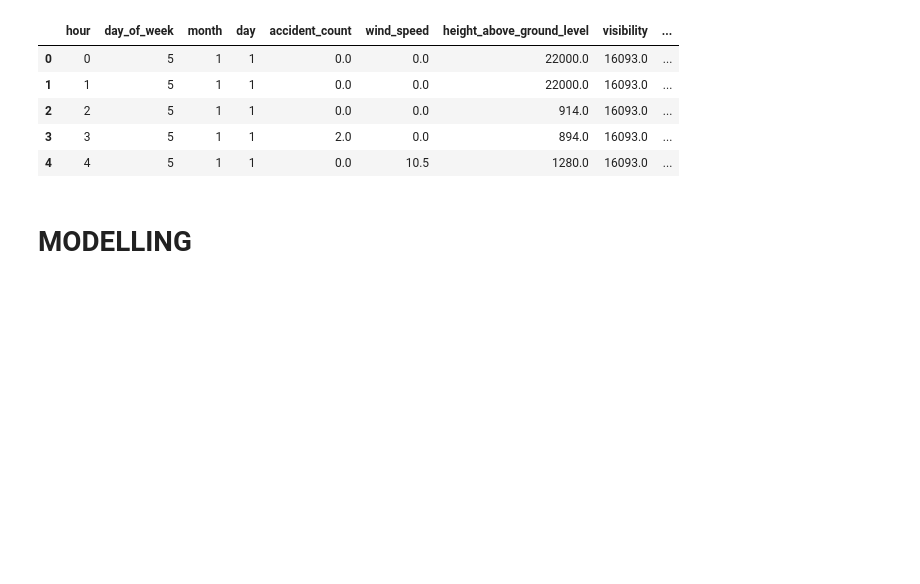
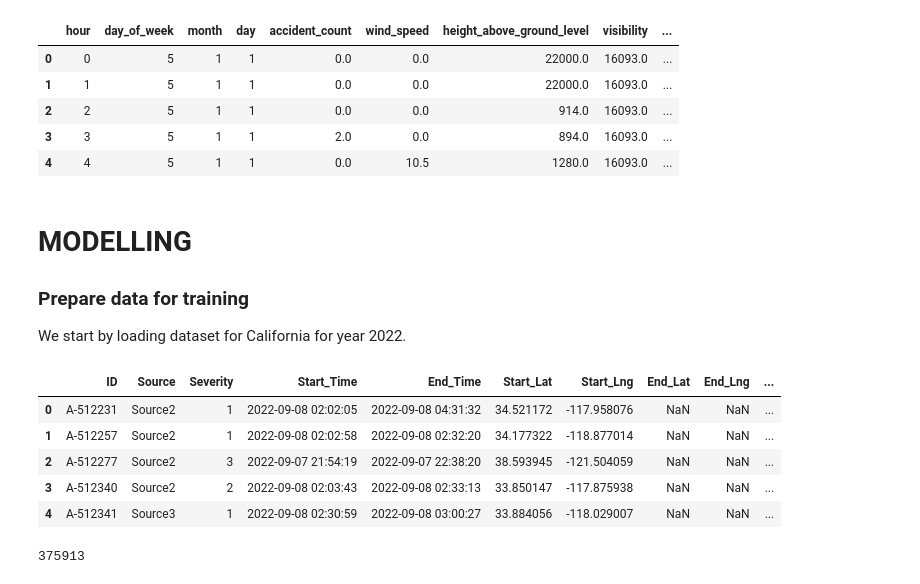
Before and after one commit to hrapek/mbml-us-accidents, a Jupyter notebook: final notebook.ipynb, the cells around one changed output. Cells and saved outputs as stored; diff of their text form; code cells hidden in the pictures; blank space fills up the shorter version.

```diff
--- a/final notebook.ipynb
+++ b/final notebook.ipynb
@@ -1148,3 +1146,21 @@ df_count.head()
 df_count.to_csv(f"final_geohashes/final_{geohash_code}.csv", index=False)
 # %% [markdown]
 # MODELLING
+
+### Prepare data for training
+
+We start by loading dataset for California for year 2022.
+# %%
+df = pd.read_csv("CA_geohash.csv")
+df.head()
+# %% [output]
+|  | ID | Source | Severity | Start_Time | End_Time | Start_Lat | Start_Lng | End_Lat | End_Lng | ... |
+| 0 | A-512231 | Source2 | 1 | 2022-09-08 02:02:05 | 2022-09-08 04:31:32 | 34.521172 | -117.958076 | NaN | NaN | ... |
+| 1 | A-512257 | Source2 | 1 | 2022-09-08 02:02:58 | 2022-09-08 02:32:20 | 34.177322 | -118.877014 | NaN | NaN | ... |
+| 2 | A-512277 | Source2 | 3 | 2022-09-07 21:54:19 | 2022-09-07 22:38:20 | 38.593945 | -121.504059 | NaN | NaN | ... |
+| 3 | A-512340 | Source2 | 2 | 2022-09-08 02:03:43 | 2022-09-08 02:33:13 | 33.850147 | -117.875938 | NaN | NaN | ... |
+| 4 | A-512341 | Source3 | 1 | 2022-09-08 02:30:59 | 2022-09-08 03:00:27 | 33.884056 | -118.029007 | NaN | NaN | ... |
+# %%
+len(df)
+# %% [output]
+375913
```
Also changed, not shown: parts of 27 cells of this notebook.
